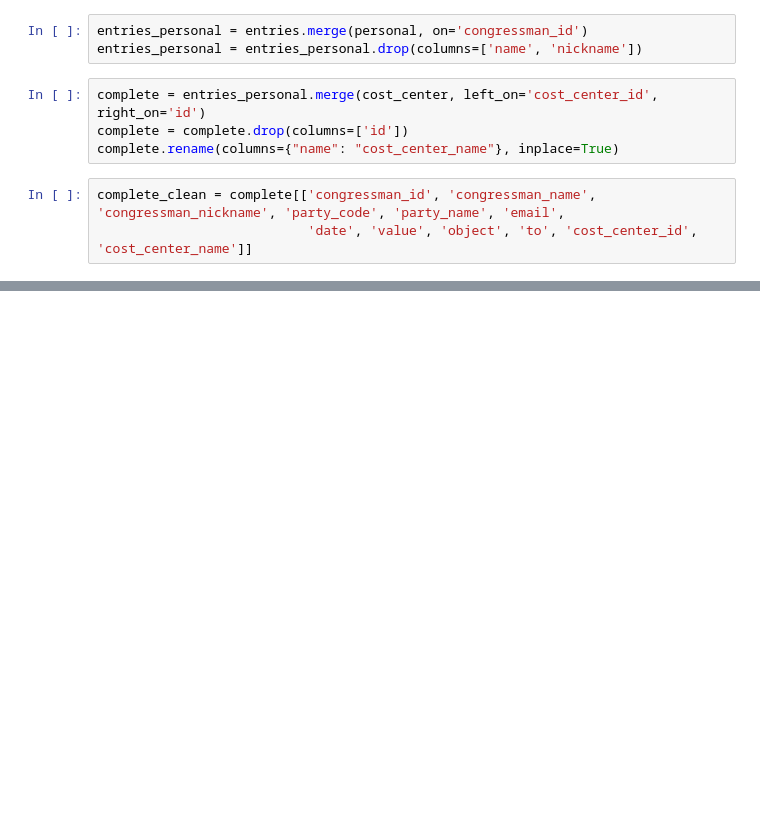
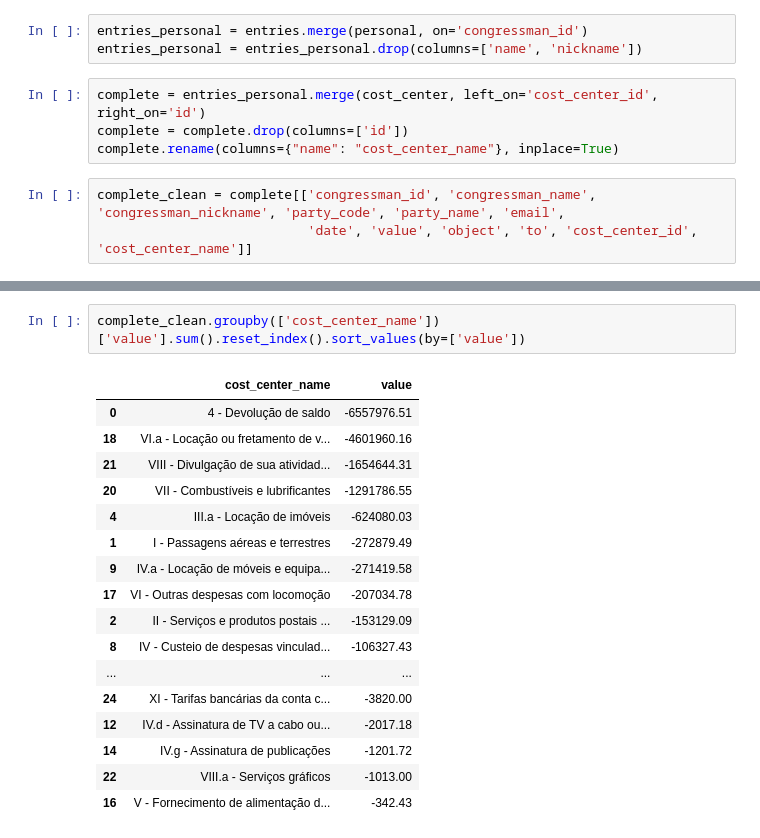
Before and after one commit to pbragamiranda/alerj, a Jupyter notebook: merging_data.ipynb, the cells around one changed output, grey strips where cells are left out. Cells and saved outputs as stored; diff of their text form; blank space fills up the shorter version.

```diff
--- a/merging_data.ipynb
+++ b/merging_data.ipynb
@@ -35,0 +43,20 @@ complete_clean.to_csv('./data/complete_30082020.csv')
+# %%
+complete_clean.groupby(['cost_center_name'])['value'].sum().reset_index().sort_values(by=['value'])
+# %% [output]
+|  | cost_center_name | value |
+| 0 | 4 - Devolução de saldo | -6557976.51 |
+| 18 | VI.a - Locação ou fretamento de v... | -4601960.16 |
+| 21 | VIII - Divulgação de sua atividad... | -1654644.31 |
+| 20 | VII - Combustíveis e lubrificantes | -1291786.55 |
+| 4 | III.a - Locação de imóveis | -624080.03 |
+| 1 | I - Passagens aéreas e terrestres | -272879.49 |
+| 9 | IV.a - Locação de móveis e equipa... | -271419.58 |
+| 17 | VI - Outras despesas com locomoção | -207034.78 |
+| 2 | II - Serviços e produtos postais ... | -153129.09 |
+| 8 | IV - Custeio de despesas vinculad... | -106327.43 |
+| ... | ... | ... |
+| 24 | XI - Tarifas bancárias da conta c... | -3820.00 |
+| 12 | IV.d - Assinatura de TV a cabo ou... | -2017.18 |
+| 14 | IV.g - Assinatura de publicações | -1201.72 |
+| 22 | VIII.a - Serviços gráficos | -1013.00 |
+| 16 | V - Fornecimento de alimentação d... | -342.43 |
```
Also changed, not shown: parts of 4 cells of this notebook.
